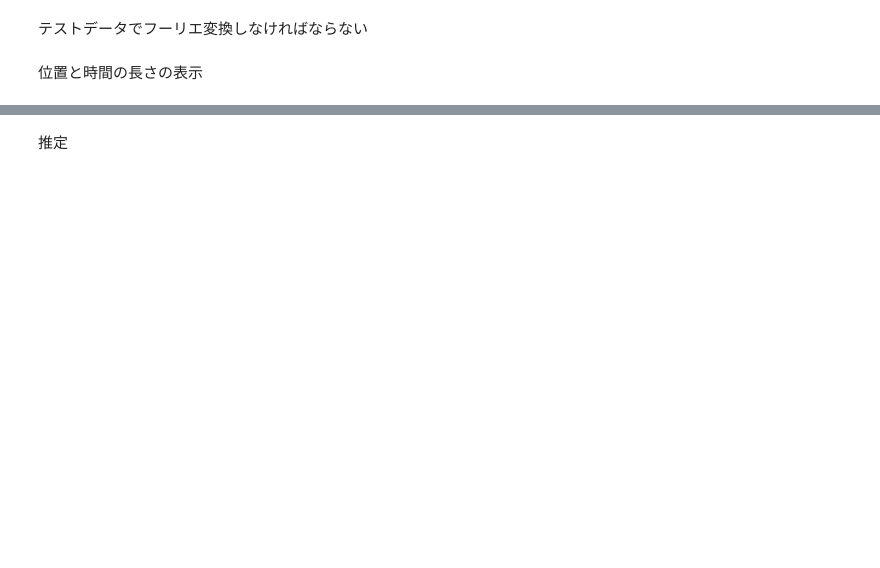
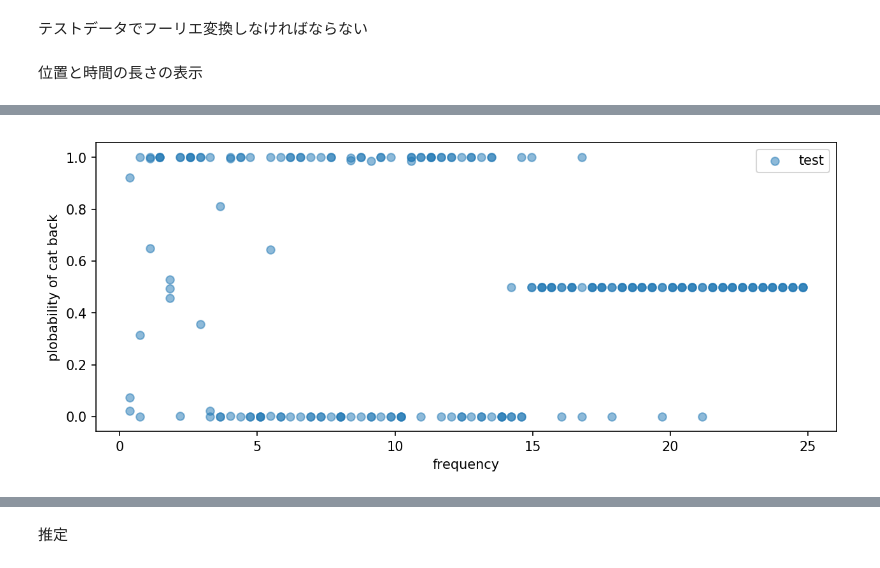
Before and after one commit to Xilorole/class_notebooks, a Jupyter notebook: 情報学習論/歩行の分離課題-ガンマ分布.ipynb, the cells around one changed output, grey strips where cells are left out. Cells and saved outputs as stored; diff of their text form; code cells hidden in the pictures; blank space fills up the shorter version.

```diff
--- a/情報学習論/歩行の分離課題-ガンマ分布.ipynb
+++ b/情報学習論/歩行の分離課題-ガンマ分布.ipynb
@@ -798,0 +842,9 @@ for datum in using_t_data:
+# %%
+plt.figure(figsize=(10,4),dpi=150)
+plt.scatter(FR2,[(ppi)/(ppi+ppn) if ppi+ppn > 0 else 0.5 for ppi,ppn in zip (pi,pn) ],alpha=0.5,label="test")
+plt.xlabel("frequency")
+plt.ylabel("plobability of cat back")
+plt.legend()
+plt.show()
+# %% [output]
+[figure, added]
```
Also changed, not shown: parts of 11 cells of this notebook.
